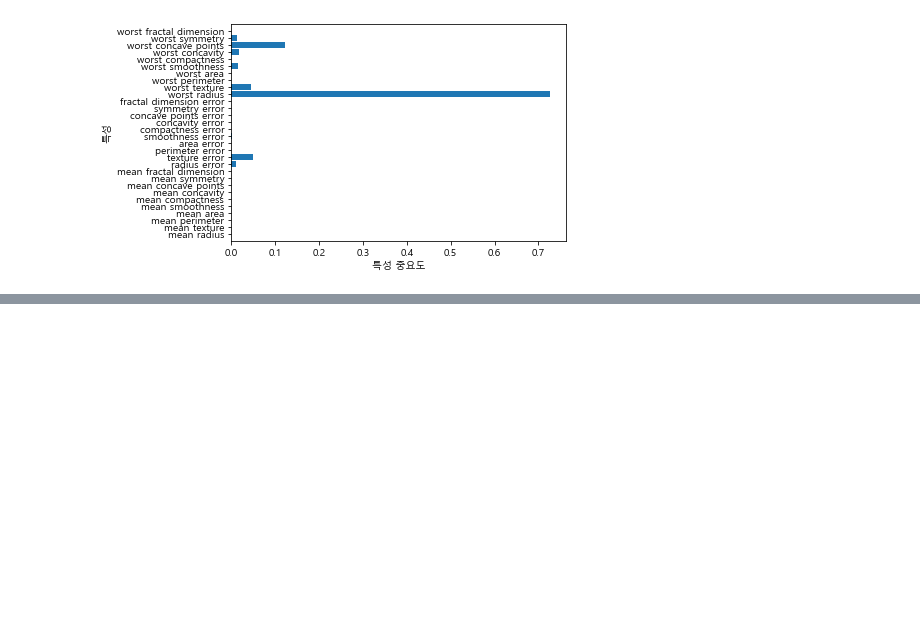
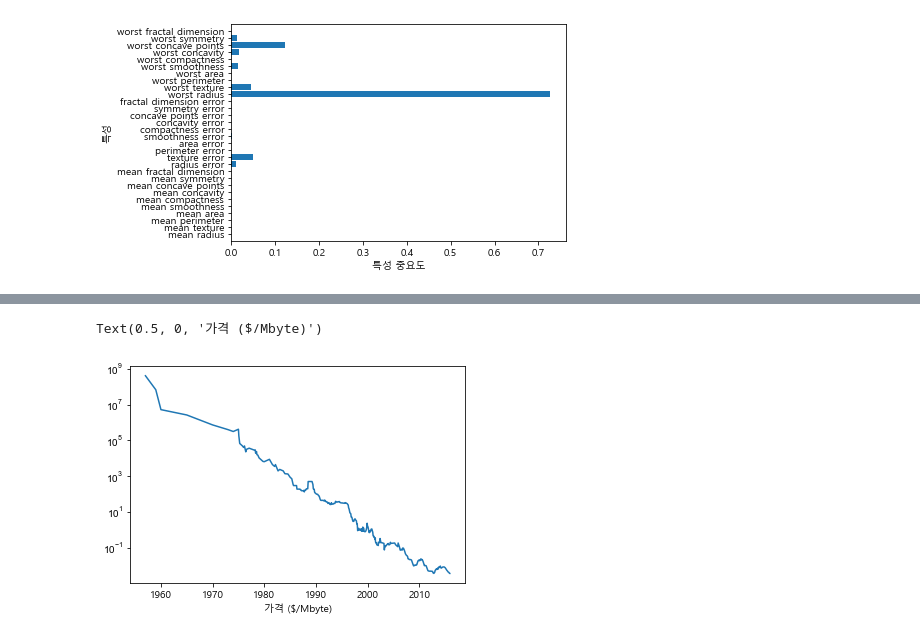
Before and after one commit to jeenuu/Machine-Learning-with-Python, a Jupyter notebook: chapter_2/2.3 Supervised_Machine_Learning_Algorithms.ipynb, the cells around one changed output, grey strips where cells are left out. Drawn from its saved outputs; the diff is of its cells as text; code cells hidden in the pictures; blank space fills up the shorter version.

```diff
--- a/chapter_2/2.3 Supervised_Machine_Learning_Algorithms.ipynb
+++ b/chapter_2/2.3 Supervised_Machine_Learning_Algorithms.ipynb
@@ -685,0 +709,15 @@ Feature importances: [0. 1.]
+# %%
+# 회귀 결정 트리에서도 비슷하게 적용되지만 훈련데이터 범위 밖의 포인트는 예측할 수 없다. (외삽, extrapolation)
+# 컴퓨터 메모리 가격 동향 데이터셋
+import os
+ram_prices = pd.read_csv(os.path.join(mglearn.datasets.DATA_PATH, "ram_price.csv"))
+
+plt.yticks(fontname = "Arial")
+plt.semilogy(ram_prices.date, ram_prices.price)
+plt.xlabel("년")
+plt.xlabel("가격 ($/Mbyte)")
+
+# y축은 로그 스케일인데 로그 스케일로 그리면 약간의 굴곡을 제외하고는 선형적으로 나타나서 비교적 예측하기 쉬워진다.
+# %% [output]
+Text(0.5, 0, '가격 ($/Mbyte)')
+[figure, added]
```
Also changed, not shown: parts of 14 cells of this notebook.
